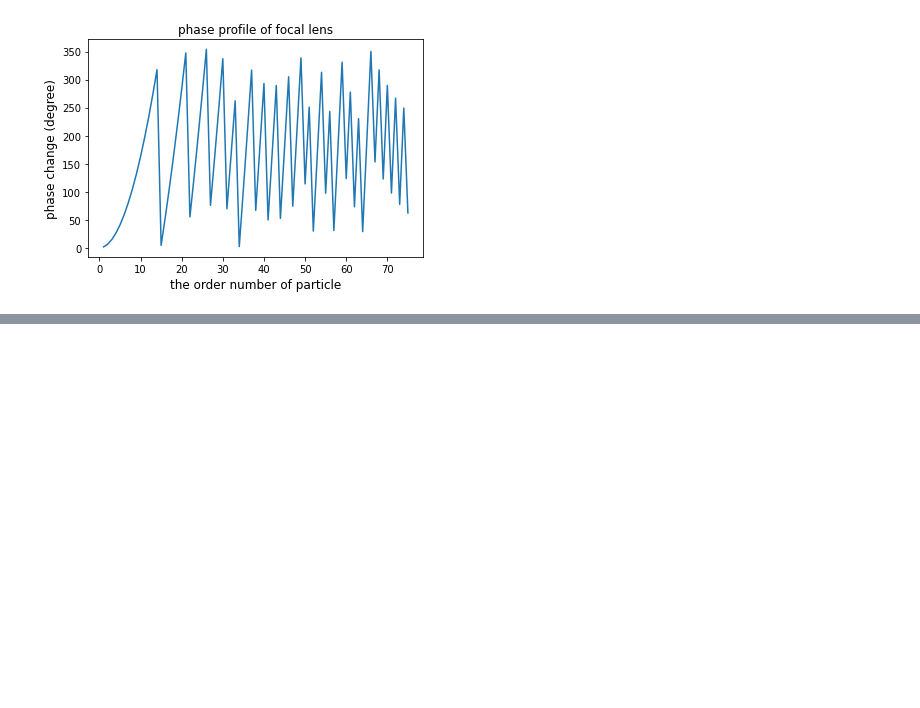
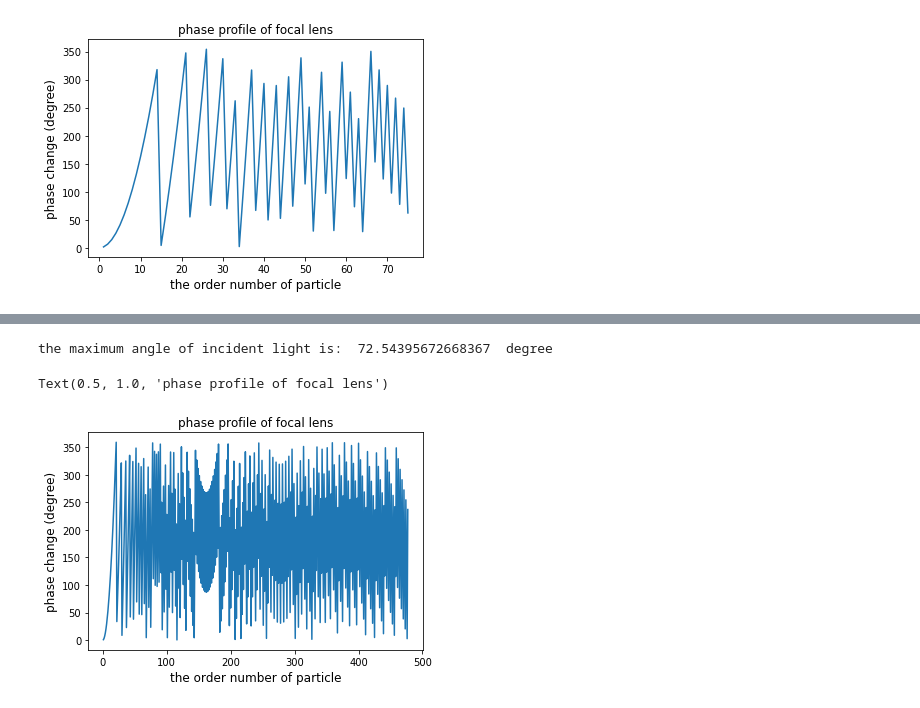
Before and after one commit to masen666666/hello-world, a Jupyter notebook: project calculator.ipynb, the cells around one changed output, grey strips where cells are left out. Cells and saved outputs as stored; diff of their text form; code cells hidden in the pictures; blank space fills up the shorter version.

```diff
--- a/project calculator.ipynb
+++ b/project calculator.ipynb
@@ -106,0 +104,28 @@ Text(0.5, 1.0, 'phase profile of focal lens')
+# %%
+NA=1.45
+n_oil=1.52
+# n_silica=1.47
+thita=np.arcsin(NA/n_oil)
+print("the maximum angle of incident light is: ",thita/np.pi*180," degree")
+# %% [output]
+the maximum angle of incident light is:  72.54395672668367  degree
+# %%
+# work distance
+wd=0.1 # (mm)
+
+f= wd*1e6  # nm
+r_lens= f*np.tan(thita)
+wl = 976.5
+alpha=666
+N= np.floor(r_lens/alpha)
+x_order=np.arange(1,N+1) # nm  0-0.1mm
+x=alpha*x_order
+d_p=np.sqrt(f**2+x**2)-f
+phi_x=np.remainder(d_p, wl)/wl*360
+plt.plot(x_order,phi_x)
+plt.xlabel('the order number of particle',fontsize='large')
+plt.ylabel('phase change (degree)',fontsize='large')
+plt.title('phase profile of focal lens')
+# %% [output]
+Text(0.5, 1.0, 'phase profile of focal lens')
+[figure, added]
```
Also changed, not shown: parts of 3 cells of this notebook.
